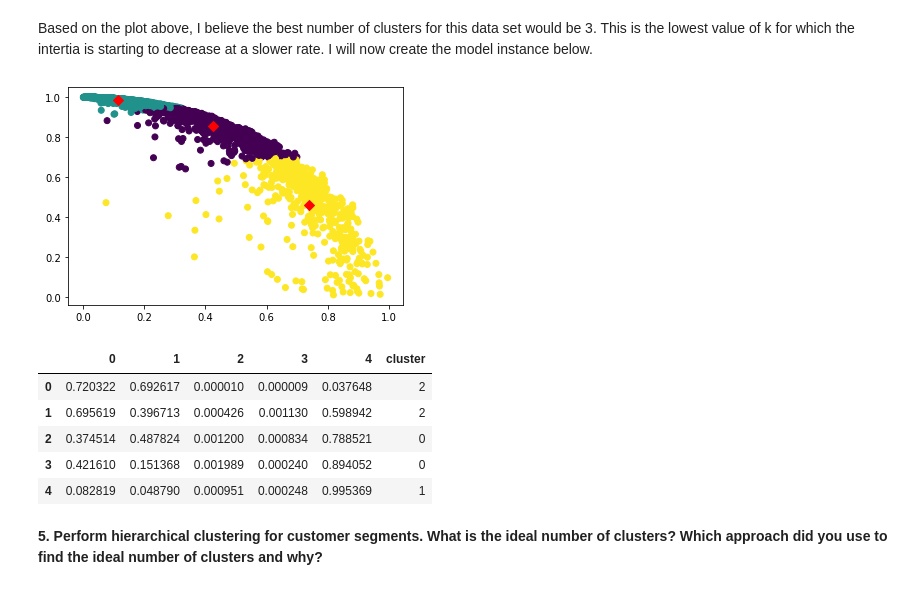
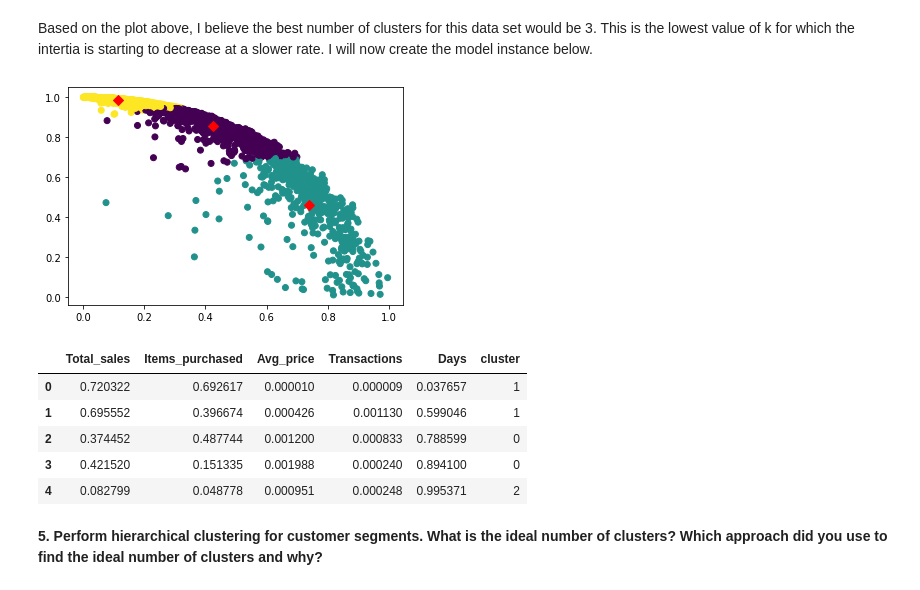
Before and after one commit to artolon/HW19-Unsupervised-Learning, a Jupyter notebook: Homework19.ipynb, the cells around one changed output. Saved outputs shown, nothing was run; the diff lists cells and outputs as text; code cells hidden in the pictures.

```diff
--- a/Homework19.ipynb
+++ b/Homework19.ipynb
@@ -275,14 +307,16 @@ customer_df.head()
 # %% [markdown]
 Finally, I will normalize all of my data before computing any models. This is also an edit. I had previously standardized all of my values. I iterated through the process again to see if normalizing would produce better results. In fact, it did, so that is what I decided to go with. See code below.
 # %%
+from sklearn.preprocessing import Normalizer
+
 # Extract values
-x = customer_df.drop('Country', axis=1).values
+X = customer_df.drop('Country', axis=1).values
 # Create Normalizer instance
 n = Normalizer()
 # Fit the normalizer to my data
-x_norm = n.fit_transform(x)
+x_norm = n.fit_transform(X)
 # Add back to data frame
-df = pd.DataFrame(x_norm)
+norm_df = pd.DataFrame(x_norm, columns = ['Total_sales', 'Items_purchased', 'Avg_price', 'Transactions', 'Days'])
 # View standardized data
-df.head()
+norm_df.head()
 # %% [output]
@@ -357,18 +393,18 @@ plt.scatter(centroids_x, centroids_y, marker='D', c='red', s=50)
 # View plot
 plt.show()
 # %% [output]
-[figure, old version]
+[figure, new version]
 # %%
 # Add the clusters back into the data set
-df['cluster'] = cluster
-df.head()
+norm_df['cluster'] = cluster
+norm_df.head()
 # %% [output]
-|  | 0 | 1 | 2 | 3 | 4 | cluster |
-| 0 | 0.720322 | 0.692617 | 0.000010 | 0.000009 | 0.037648 | 2 |
-| 1 | 0.695619 | 0.396713 | 0.000426 | 0.001130 | 0.598942 | 2 |
-| 2 | 0.374514 | 0.487824 | 0.001200 | 0.000834 | 0.788521 | 0 |
-| 3 | 0.421610 | 0.151368 | 0.001989 | 0.000240 | 0.894052 | 0 |
-| 4 | 0.082819 | 0.048790 | 0.000951 | 0.000248 | 0.995369 | 1 |
+|  | Total_sales | Items_purchased | Avg_price | Transactions | Days | cluster |
+| 0 | 0.720322 | 0.692617 | 0.000010 | 0.000009 | 0.037657 | 1 |
+| 1 | 0.695552 | 0.396674 | 0.000426 | 0.001130 | 0.599046 | 1 |
+| 2 | 0.374452 | 0.487744 | 0.001200 | 0.000833 | 0.788599 | 0 |
+| 3 | 0.421520 | 0.151335 | 0.001988 | 0.000240 | 0.894100 | 0 |
+| 4 | 0.082799 | 0.048778 | 0.000951 | 0.000248 | 0.995371 | 2 |
 # %% [markdown]
 **5.	Perform hierarchical clustering for customer segments. What is the ideal number of clusters? Which approach did you use to find the ideal number of clusters and why?**
 # %% [markdown]
```
Also changed, not shown: parts of 14 cells of this notebook.
